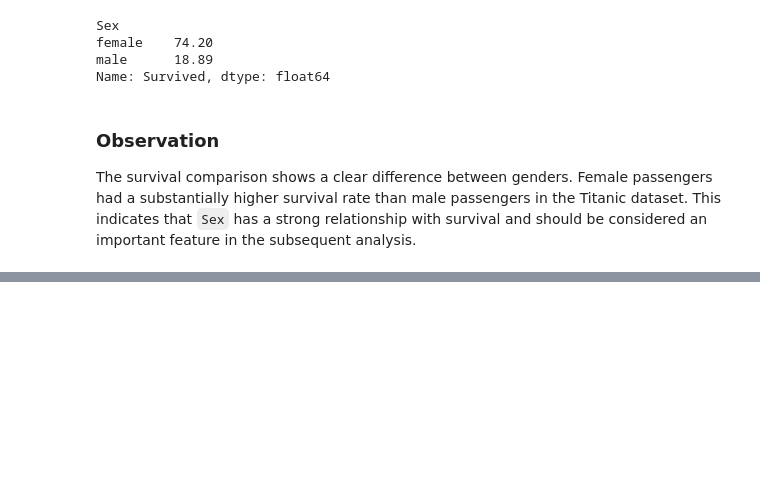
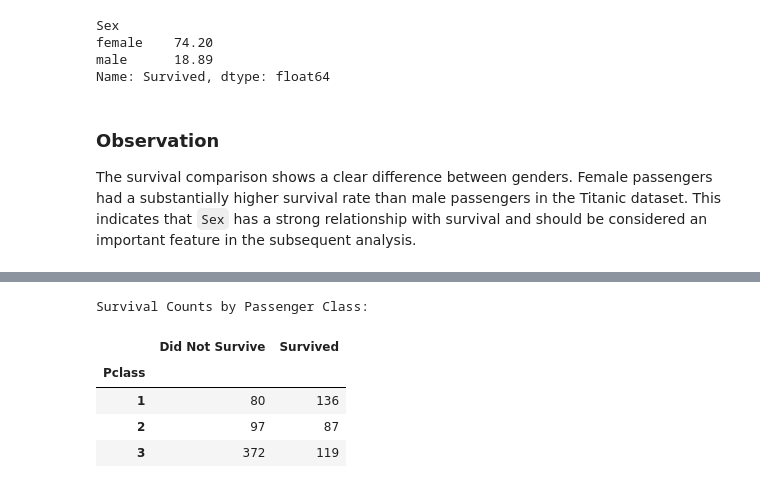
Before and after one commit to zuhranrasool/neurofive-ml-track, a Jupyter notebook: notebooks/Titanic_EDA.ipynb, the cells around one changed output, grey strips where cells are left out. Saved outputs shown, nothing was run; the diff lists cells and outputs as text; code cells hidden in the pictures; blank space fills up the shorter version.

Commit message:
Analyze survival by passenger class

```diff
--- a/notebooks/Titanic_EDA.ipynb
+++ b/notebooks/Titanic_EDA.ipynb
@@ -668,0 +673,19 @@ The survival comparison shows a clear difference between genders. Female passeng
+# %%
+# Compare survival counts by passenger class
+
+survival_by_class = pd.crosstab(
+    df["Pclass"],
+    df["Survived"]
+)
+
+survival_by_class.columns = ["Did Not Survive", "Survived"]
+
+print("Survival Counts by Passenger Class:")
+display(survival_by_class)
+# %% [output]
+Survival Counts by Passenger Class:
+|  | Did Not Survive | Survived |
+| Pclass |  |  |
+| 1 | 80 | 136 |
+| 2 | 97 | 87 |
+| 3 | 372 | 119 |
```
Also changed, not shown: parts of 3 cells of this notebook.
